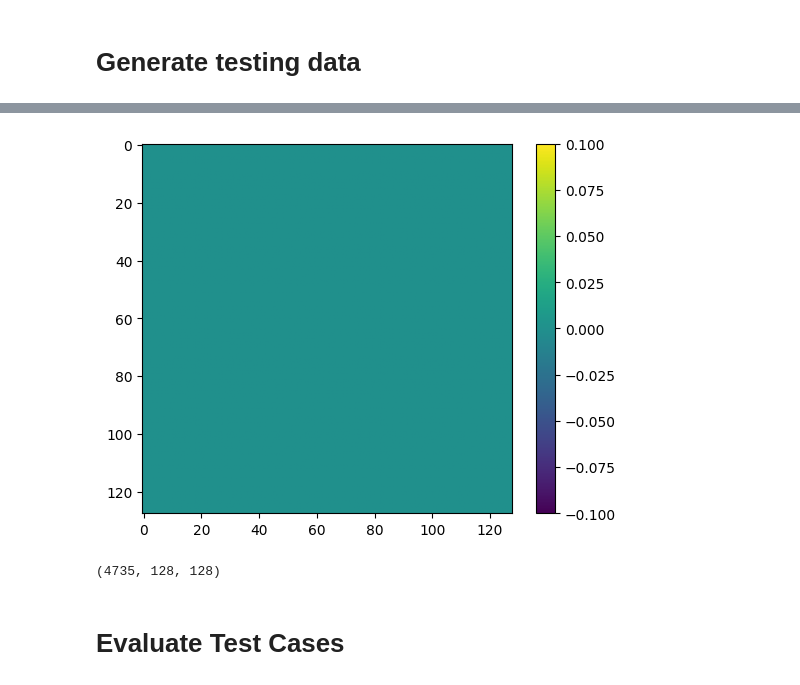
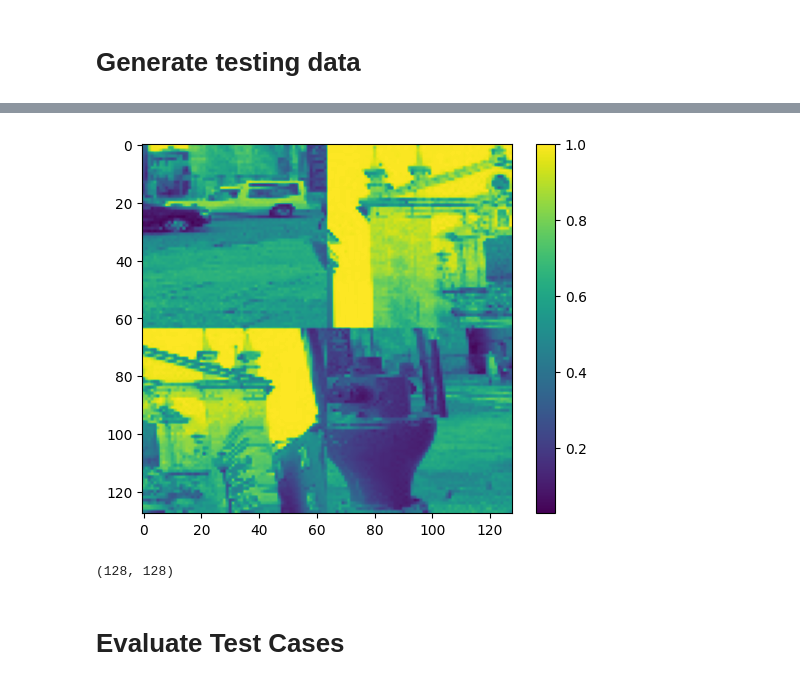
Before and after one commit to At11011/datathon_test_repository, a Jupyter notebook: src/model_development.ipynb, the cells around one changed output, grey strips where cells are left out. Drawn from its saved outputs; the diff is of its cells as text; code cells hidden in the pictures.

```diff
--- a/src/model_development.ipynb
+++ b/src/model_development.ipynb
@@ -121,12 +148,15 @@ plt.show()
 # %% [markdown]
 # Setting up the layers
 # %%
+# Modified from https://www.tensorflow.org/tutorials/keras/classification
 model = tf.keras.Sequential([
-    # Unstacks the pixel rows of the images and lines them end to end 28x28 -> 784 pixels
+    # Unstacks the pixel rows of the images and lines them end to end 128x128 -> 16,384 pixels
     tf.keras.layers.Flatten(input_shape=(image_width, image_height)),
+    # Densely connected nural net with 512 notes
+    tf.keras.layers.Dense(512, activation='relu'),
     # Densely connected nural net with 128 notes
     tf.keras.layers.Dense(128, activation='relu'),
-    # Less dense
+    # Fewer nodes
     tf.keras.layers.Dense(10)
 ])
 # %% [markdown]
@@ -138,5 +168,6 @@ model.compile(optimizer='adam', # Determines the way the model is updated
 # %% [markdown]
 # Fit and train model
 # %%
-model.fit(training_images, training_labels, epochs=10)
+# Training the model
+model.fit(training_images, training_labels, epochs=20)
 # %% [output]
@@ -165,28 +193,31 @@ Epoch 10/10
 # Generate testing data
 # %%
 # First file to analyze '0' is the first file in each directory
-file_start_test = file_count
+file_start_test = 0
 
 # Number of files in each directory to load
 file_count_test = 500
 
+# Offset from original image set
+offset = file_count
+
 # Last file to load in each directory
-file_end_test = file_start + file_count_test
+file_end_test = file_start_test + file_count_test
 
 # Pre-allocate a large numpy array to store training data
-testing_images = np.zeros((file_count * len(dirs), image_width, image_height))
+testing_images = np.zeros((file_count_test * len(dirs), image_width, image_height))
 
 # Store labels for the training images
-testing_labels = np.zeros(file_count * len(dirs))
+testing_labels = np.zeros((file_count_test * len(dirs)))
 
 # Missing offset (If file fails to open, avoid including empty arrays in the testing set with this offset)
 miss = 0
 
 # Iterate through each directory, loading [file_count] images from each into the [training_images] array
 for i in range(len(dirs)):
-  for j in range(file_start_test, file_end_test):
+  for j in range(0, file_count_test):
     # Parse a path for the file to load
-    in_path = path + dirs[i] + "/" + f'{j:05d}' + ".png"
+    in_path = path + dirs[i] + "/" + f'{(j + offset):05d}' + ".png"
     try:
       # Graryscale the image to reduce data size given to the machine
       im = ImageOps.grayscale(Image.open(in_path))
@@ -196,19 +227,19 @@ for i in range(len(dirs)):
       miss += 1
       continue
     # Add images to testing data
-    testing_images[i*file_count + j - miss] = np.asarray(im, dtype=np.uint8)/255 # Normalize
+    testing_images[i*file_count_test + j - miss] = np.asarray(im, dtype=np.uint8)/255 # Normalize
     # Add label
     if dirs[i] == "0123":
       # Assign '1' for correct-ordered image
-      testing_labels[i*file_count + j - miss] = 1
+      testing_labels[i*file_count_test + j - miss] = 1
     else:
       # Assign '0' for incorrect-ordered image
-      testing_labels[i*file_count + j - miss] = 0
+      testing_labels[i*file_count_test + j - miss] = 0
 
 print(miss)
 # Trim missing data off of the training data
-testing_images.resize((file_count * len(dirs) - miss, image_width, image_height))
-testing_labels.resize((file_count * len(dirs) - miss))
+testing_images.resize((file_count_test * len(dirs) - miss, image_width, image_height))
+testing_labels.resize((file_count_test * len(dirs) - miss))
 
 # Convert to unsigned integer
 testing_labels = testing_labels.astype(np.uint8)
@@ -218,14 +264,16 @@ testing_labels = testing_labels.astype(np.uint8)
 # %%
+# Plotting to see the data
 plt.figure()
-plt.imshow(testing_images[0])
+plt.imshow(testing_images[1501])
 plt.colorbar()
 plt.grid(False)
 plt.show()
 training_images.shape
-# type(training_labels[1])
+type(training_labels)
+training_images[1].shape
 # %% [output]
-[figure, old version]
+[figure, new version]
-(4735, 128, 128)
+(128, 128)
 # %% [markdown]
 # Evaluate Test Cases
 # %%
```
Also changed, not shown: parts of 15 cells of this notebook, 1 other file.
